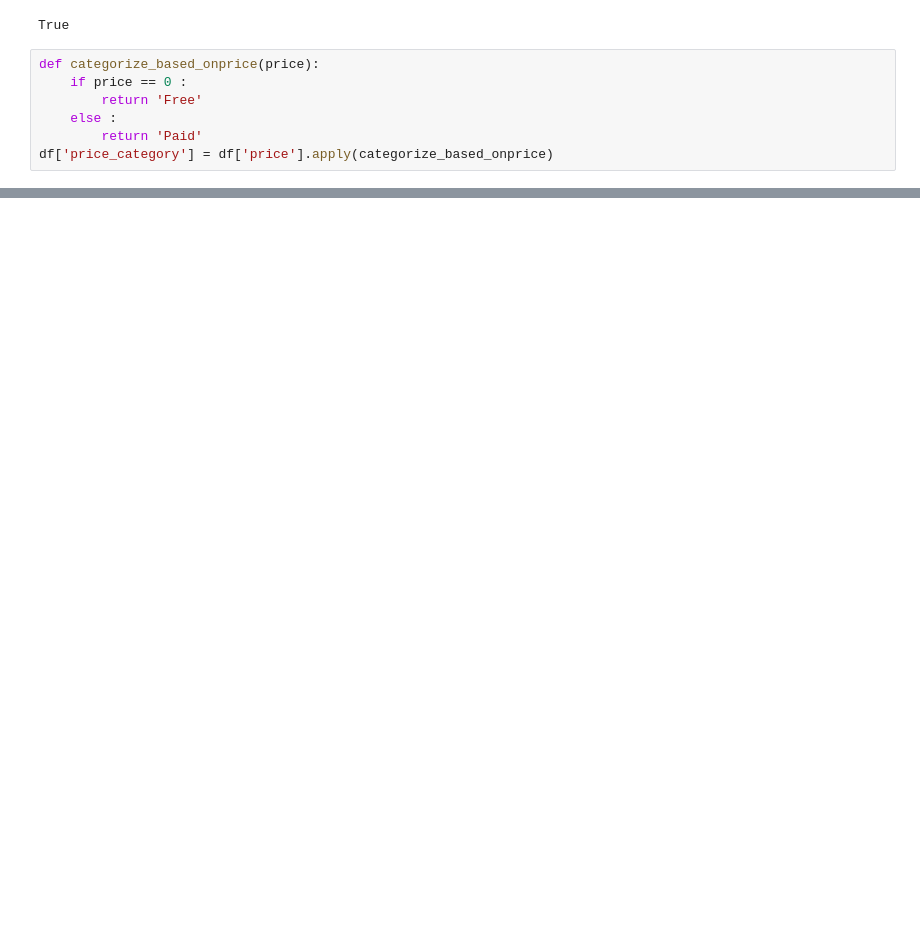
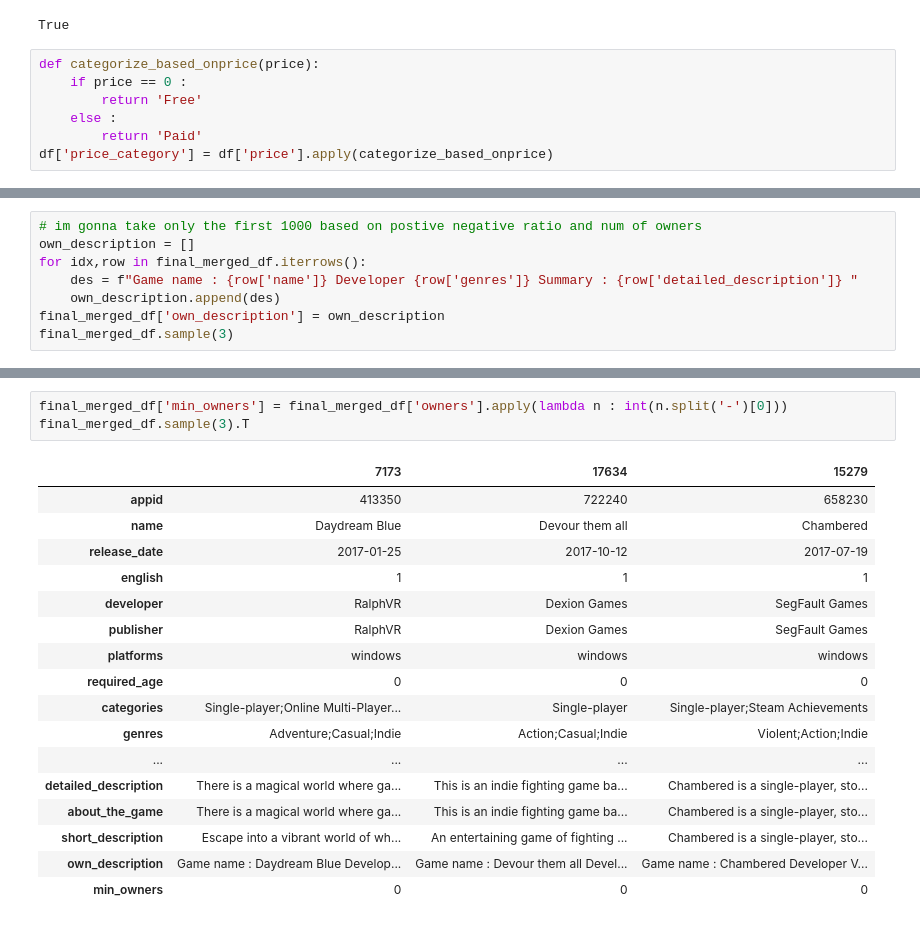
Before and after one commit to basheppo/GameRecommandationSystem, a Jupyter notebook: Data/cleanData.ipynb, the cells around one changed output, grey strips where cells are left out. Cells and saved outputs as stored; diff of their text form; blank space fills up the shorter version.

```diff
--- a/Data/cleanData.ipynb
+++ b/Data/cleanData.ipynb
@@ -153,0 +208,8 @@ for index, row in final_merged_df.sample(5).iterrows():
+# %%
+# im gonna take only the first 1000 based on postive negative ratio and num of owners
+own_description = []
+for idx,row in final_merged_df.iterrows():
+    des = f"Game name : {row['name']} Developer {row['genres']} Summary : {row['detailed_description']} "
+    own_description.append(des)
+final_merged_df['own_description'] = own_description
+final_merged_df.sample(3)
@@ -153,0 +222,21 @@ for index, row in final_merged_df.sample(5).iterrows():
+# %%
+final_merged_df['min_owners'] = final_merged_df['owners'].apply(lambda n : int(n.split('-')[0]))
+final_merged_df.sample(3).T
+# %% [output]
+|  | 7173 | 17634 | 15279 |
+| appid | 413350 | 722240 | 658230 |
+| name | Daydream Blue | Devour them all | Chambered |
+| release_date | 2017-01-25 | 2017-10-12 | 2017-07-19 |
+| english | 1 | 1 | 1 |
+| developer | RalphVR | Dexion Games | SegFault Games |
+| publisher | RalphVR | Dexion Games | SegFault Games |
+| platforms | windows | windows | windows |
+| required_age | 0 | 0 | 0 |
+| categories | Single-player;Online Multi-Player... | Single-player | Single-player;Steam Achievements |
+| genres | Adventure;Casual;Indie | Action;Casual;Indie | Violent;Action;Indie |
+| ... | ... | ... | ... |
+| detailed_description | There is a magical world where ga... | This is an indie fighting game ba... | Chambered is a single-player, sto... |
+| about_the_game | There is a magical world where ga... | This is an indie fighting game ba... | Chambered is a single-player, sto... |
+| short_description | Escape into a vibrant world of wh... | An entertaining game of fighting ... | Chambered is a single-player, sto... |
+| own_description | Game name : Daydream Blue Develop... | Game name : Devour them all Devel... | Game name : Chambered Developer V... |
+| min_owners | 0 | 0 | 0 |
```
Also changed, not shown: parts of 28 cells of this notebook, 6 other files.
